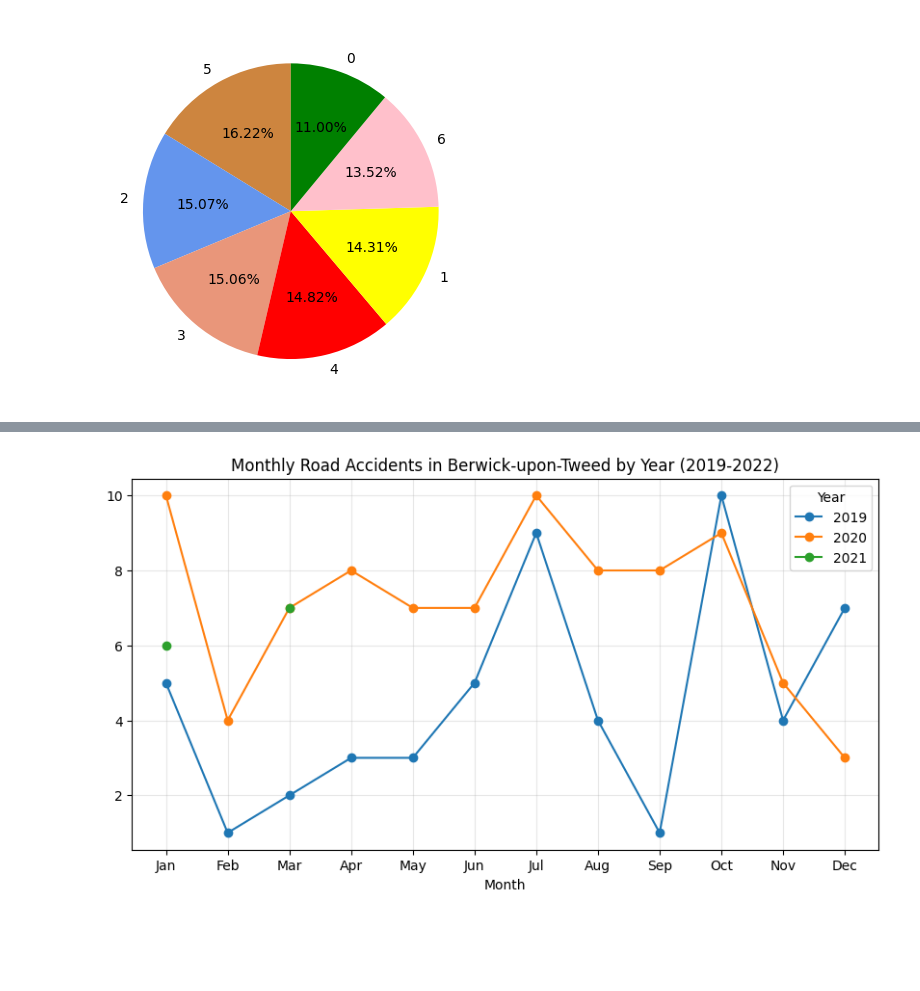
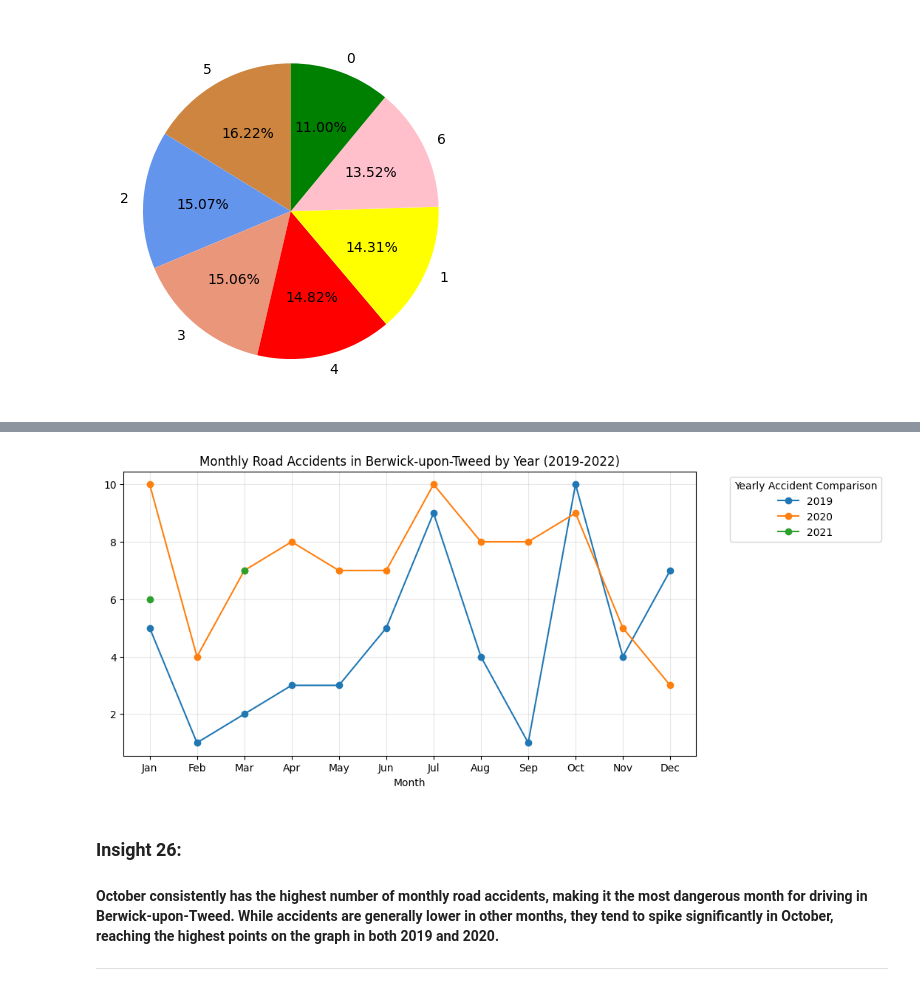
Before and after one commit to MArK720767/ELEC303-DataAnalytics, a Jupyter notebook: ELEC303 _GarayMark/Activity 2.ipynb, the cells around one changed output, grey strips where cells are left out. Cells and saved outputs as stored; diff of their text form; code cells hidden in the pictures; blank space fills up the shorter version.

```diff
--- a/ELEC303 _GarayMark/Activity 2.ipynb
+++ b/ELEC303 _GarayMark/Activity 2.ipynb
@@ -12,7 +13,7 @@ warnings.filterwarnings("ignore")
 # %% [markdown]
 <h2>Load Dataset into Data Frame</h2>
 # %%
-data = pd.read_csv('datasets\\uk_road_accident.csv')
+data = pd.read_csv('dataset\\uk_road_accident.csv')
 # %% [markdown]
 <h2>Check DataFrame Information</h2>
 # %%
@@ -92,6 +93,16 @@ Urban_or_Rural_Area        0
 Weather_Conditions         0
 Vehicle_Type               0
 dtype: int64
+# %%
+data['Index'] = data['Index'].astype('str')
+data['Accident_Severity'] = data['Accident_Severity'].astype('category')
+data['Light_Conditions'] = data['Light_Conditions'].astype('category')
+data['District Area'] = data['District Area'].astype('category')
+data['Road_Surface_Conditions'] = data['Road_Surface_Conditions'].astype('category')
+data['Road_Type'] = data['Road_Type'].astype('category')
+data['Urban_or_Rural_Area'] = data['Urban_or_Rural_Area'].astype('category')
+data['Weather_Conditions'] = data['Weather_Conditions'].astype('category')
+data['Vehicle_Type'] = data['Vehicle_Type'].astype('category')
 # %% [markdown]
 <h1 style='text-align: center;'>Exploratory Data Analysis</h1>
 # %% [markdown]
@@ -580,16 +588,21 @@ berwick = data[data['District Area'] == 'Berwick-upon-Tweed']
 # %%
 berwick_monthly = berwick.groupby(['Year', 'Month']).size()
 
 berwick_monthly = berwick_monthly.unstack(level=0)
 
 berwick_monthly.plot(
     marker='o',
     figsize=(10, 5),
     title='Monthly Road Accidents in Berwick-upon-Tweed by Year (2019-2022)'
 )
 plt.xticks(range(1, 13), ['Jan','Feb','Mar','Apr','May','Jun','Jul','Aug','Sep','Oct','Nov','Dec'])
 plt.grid(alpha=0.3)
+plt.legend(title='Yearly Accident Comparison', bbox_to_anchor = (1.05,1), loc='upper left')
 plt.show()
 # %% [output]
-[figure, old version]
+[figure, new version]
+# %% [markdown]
+<h3>Insight 26:</h3>
+<h4>October consistently has the highest number of monthly road accidents, making it the most dangerous month for driving in Berwick-upon-Tweed. While accidents are generally lower in other months, they tend to spike significantly in October, reaching the highest points on the graph in both 2019 and 2020.</h4>
+<hr>
 # %% [markdown]
```
Also changed, not shown: parts of 73 cells of this notebook, 3 other files.
